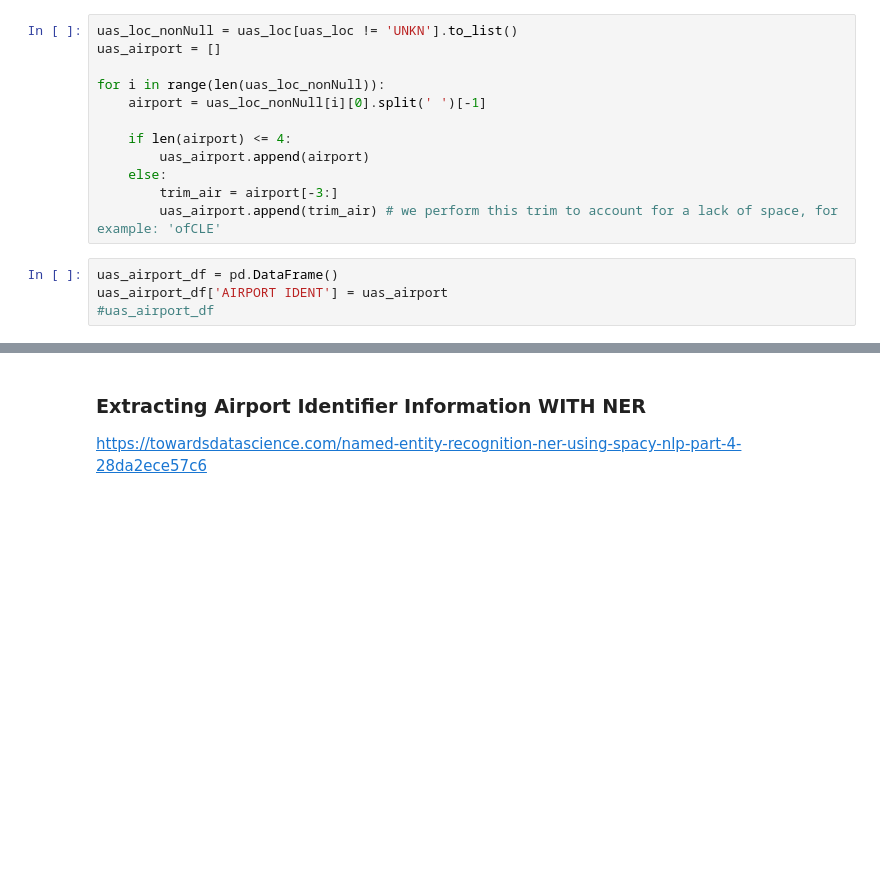
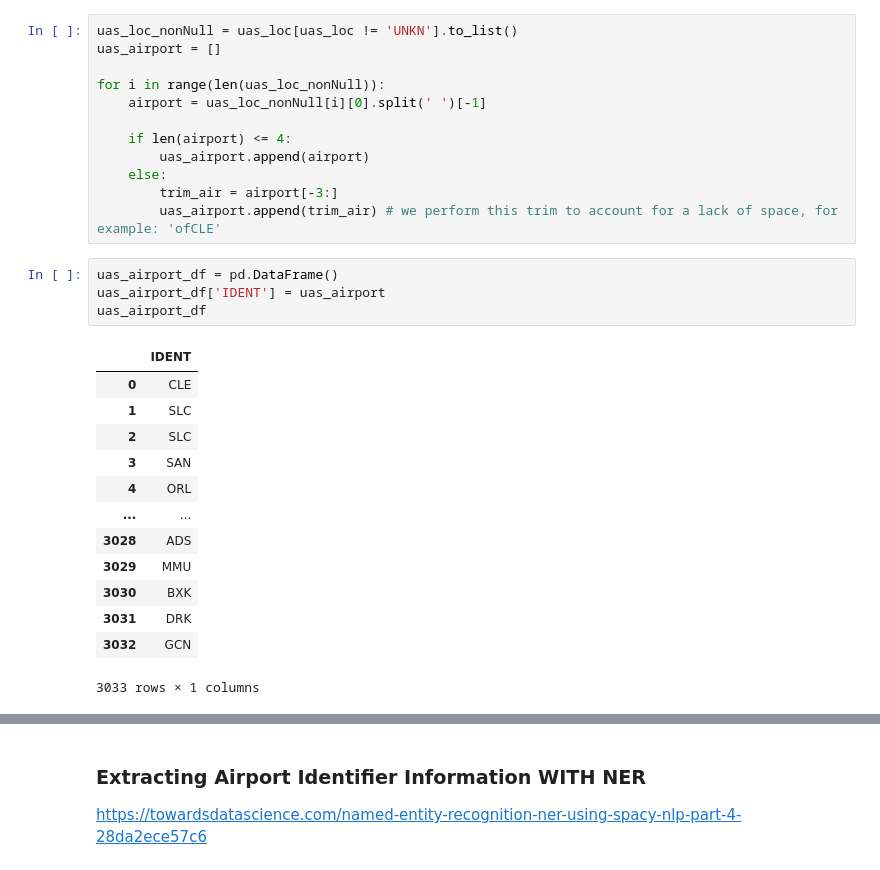
Before and after one commit to LexMG/DAEN690-FAA-UAS, a Jupyter notebook: Standard_Remarks_Exploratory.ipynb, the cells around one changed output, grey strips where cells are left out. Saved outputs shown, nothing was run; the diff lists cells and outputs as text; blank space fills up the shorter version.

```diff
--- a/Standard_Remarks_Exploratory.ipynb
+++ b/Standard_Remarks_Exploratory.ipynb
@@ -278,5 +288,19 @@ for i in range(len(uas_loc_nonNull)):
         uas_airport.append(trim_air) # we perform this trim to account for a lack of space, for example: 'ofCLE'
 # %%
 uas_airport_df = pd.DataFrame()
-uas_airport_df['AIRPORT IDENT'] = uas_airport
-#uas_airport_df
+uas_airport_df['IDENT'] = uas_airport
+uas_airport_df
+# %% [output]
+|  | IDENT |
+| 0 | CLE |
+| 1 | SLC |
+| 2 | SLC |
+| 3 | SAN |
+| 4 | ORL |
+| ... | ... |
+| 3028 | ADS |
+| 3029 | MMU |
+| 3030 | BXK |
+| 3031 | DRK |
+| 3032 | GCN |
+3033 rows × 1 columns
```
Also changed, not shown: parts of 12 cells of this notebook, 1 other file.
